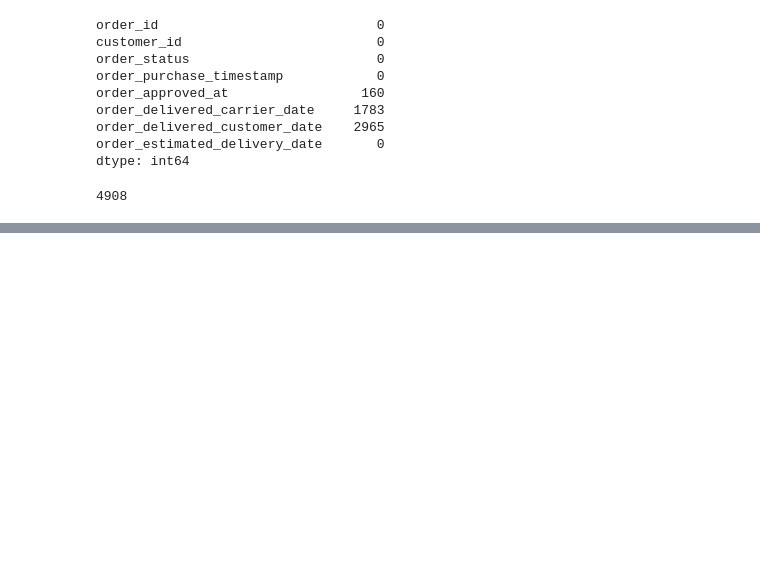
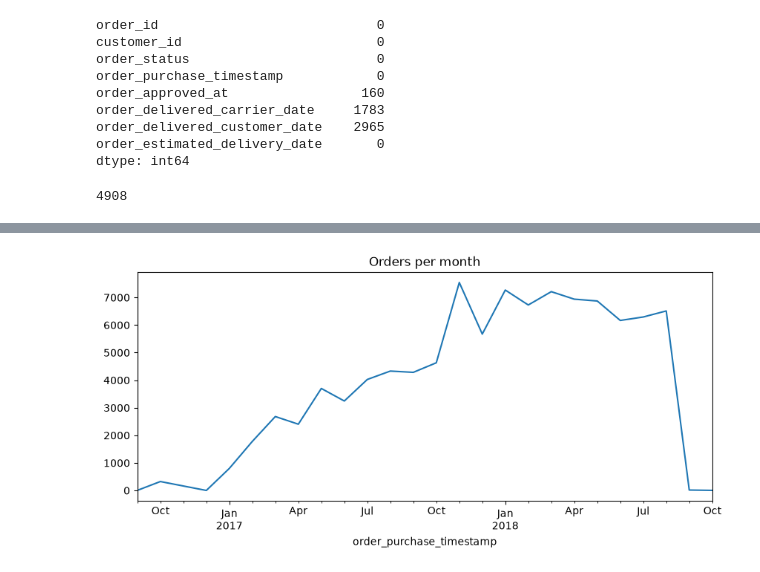
Before and after one commit to LubenPp/olist-ecommerce-analysis, a Jupyter notebook: Untitled.ipynb, the cells around one changed output, grey strips where cells are left out. Drawn from its saved outputs; the diff is of its cells as text; code cells hidden in the pictures; blank space fills up the shorter version.

```diff
--- a/Untitled.ipynb
+++ b/Untitled.ipynb
@@ -103,0 +206,10 @@ print((orders.isna().sum()).sum())
+# %%
+import matplotlib.pyplot as plt
+
+orders["order_purchase_timestamp"] = pd.to_datetime(orders["order_purchase_timestamp"])
+
+monthly = orders.groupby(orders["order_purchase_timestamp"].dt.to_period("M")).size()
+monthly.plot(kind="line", figsize=(10, 4), title="Orders per month")
+plt.show()
+# %% [output]
+[figure, added]
```
Also changed, not shown: parts of 19 cells of this notebook.
